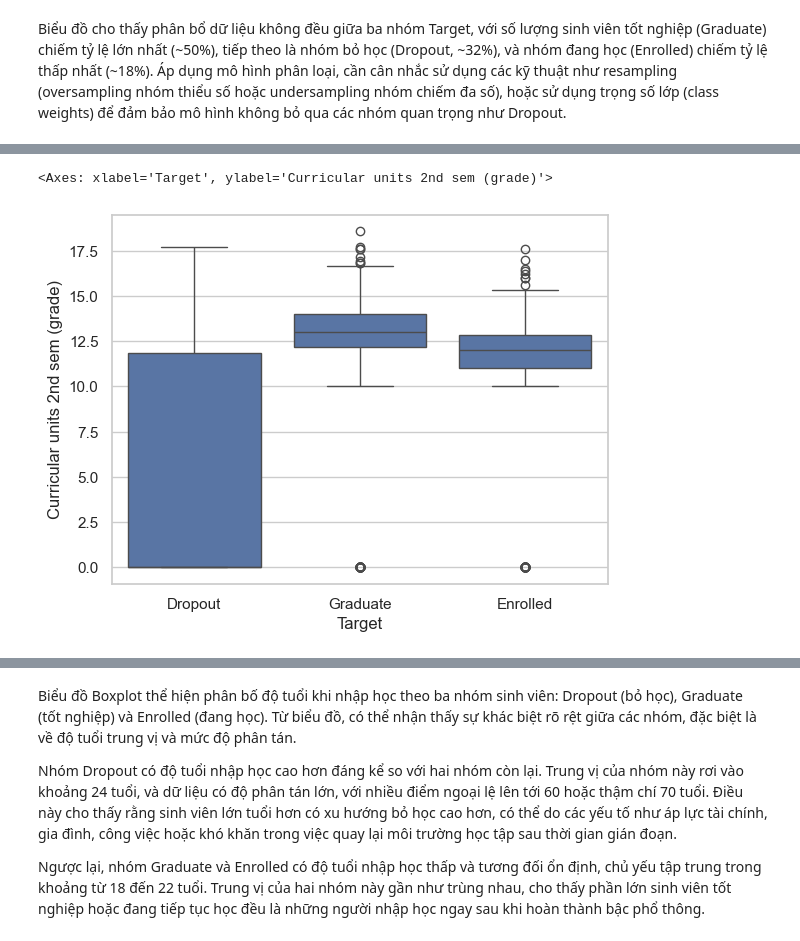
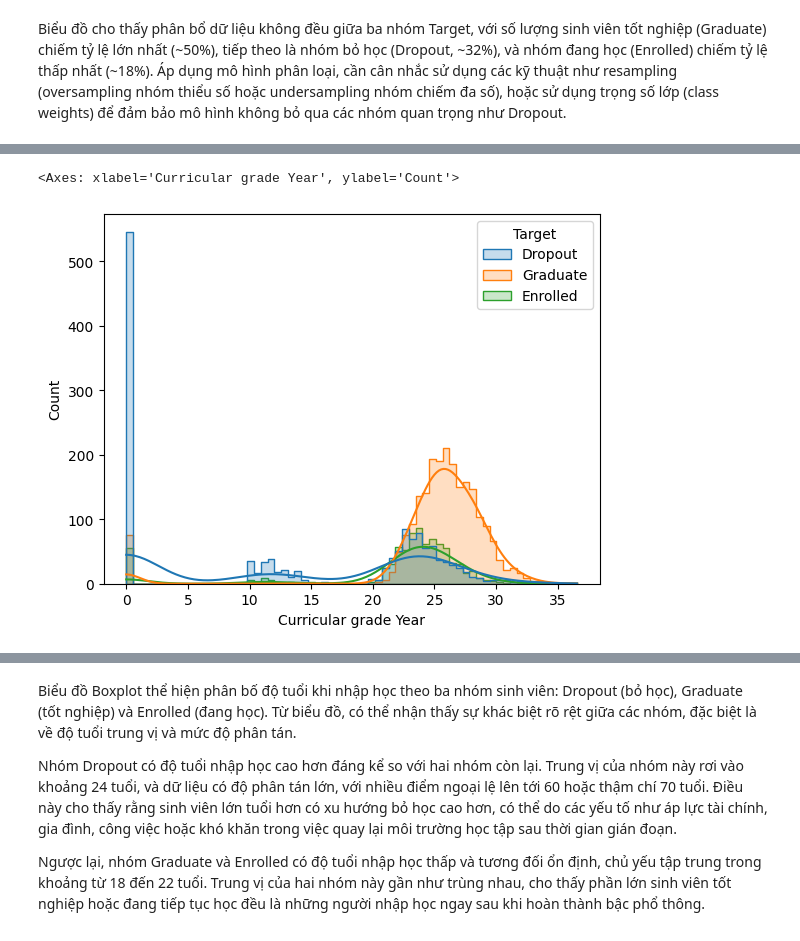
Before and after one commit to StrugVN/data-analysis-ctu, a Jupyter notebook: 1/1.ipynb, the cells around one changed output, grey strips where cells are left out. Drawn from its saved outputs; the diff is of its cells as text; code cells hidden in the pictures.

```diff
--- a/1/1.ipynb
+++ b/1/1.ipynb
@@ -263,8 +258,8 @@ sns.boxplot(x='Target', y='Curricular units 1st sem (grade)', data=df_raw)
-# %%
-sns.boxplot(x='Target', y='Curricular units 2nd sem (grade)', data=df_raw)
-# %% [output]
-<Axes: xlabel='Target', ylabel='Curricular units 2nd sem (grade)'>
-[figure, removed]
 # %%
 # Điểm tích lũy - Năm
 df_raw['Curricular grade Year'] = df_raw['Curricular units 1st sem (grade)'] + df_raw['Curricular units 2nd sem (grade)']
+# %%
+sns.histplot(data=df_raw, x='Curricular grade Year', hue='Target', kde=True, element="step")
+# %% [output]
+<Axes: xlabel='Curricular grade Year', ylabel='Count'>
+[figure, added]
```
Also changed, not shown: parts of 55 cells of this notebook, 1 other file.
